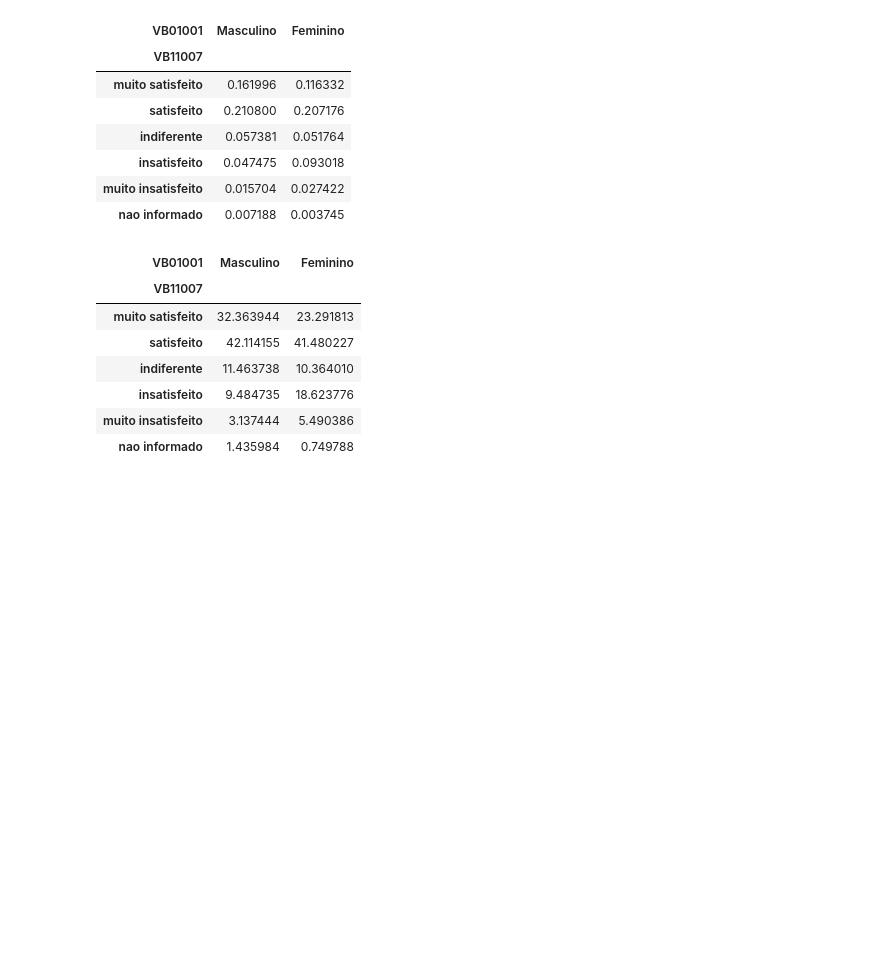
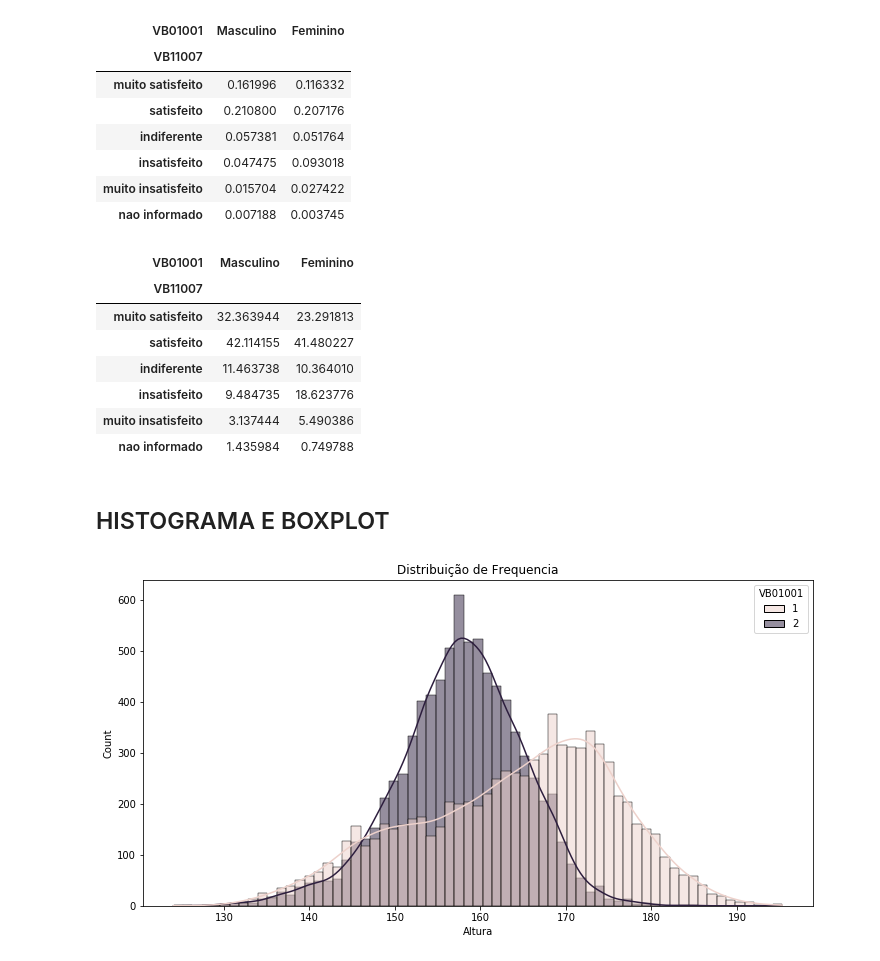
Before and after one commit to daianeklein/bootcamp-Alura, a Jupyter notebook: Modulo3-Estatistica.ipynb, the cells around one changed output. Cells and saved outputs as stored; diff of their text form; code cells hidden in the pictures; blank space fills up the shorter version.

```diff
--- a/Modulo3-Estatistica.ipynb
+++ b/Modulo3-Estatistica.ipynb
@@ -269,3 +270,13 @@ frequencia_cruzada
 | nao informado | 1.435984 | 0.749788 |
 # %%
 ## AGG FUNC
+# %% [markdown]
+## HISTOGRAMA E BOXPLOT
+# %%
+ax = sns.histplot(x = dados['VB17004'], data = dados, hue = 'VB01001', kde = True)
+ax.figure.set_size_inches(12,6)
+ax.set_title('Distribuição de Frequencia')
+ax.set_xlabel('Altura')
+ax;
+# %% [output]
+[figure, added]
```
Also changed, not shown: parts of 11 cells of this notebook.
